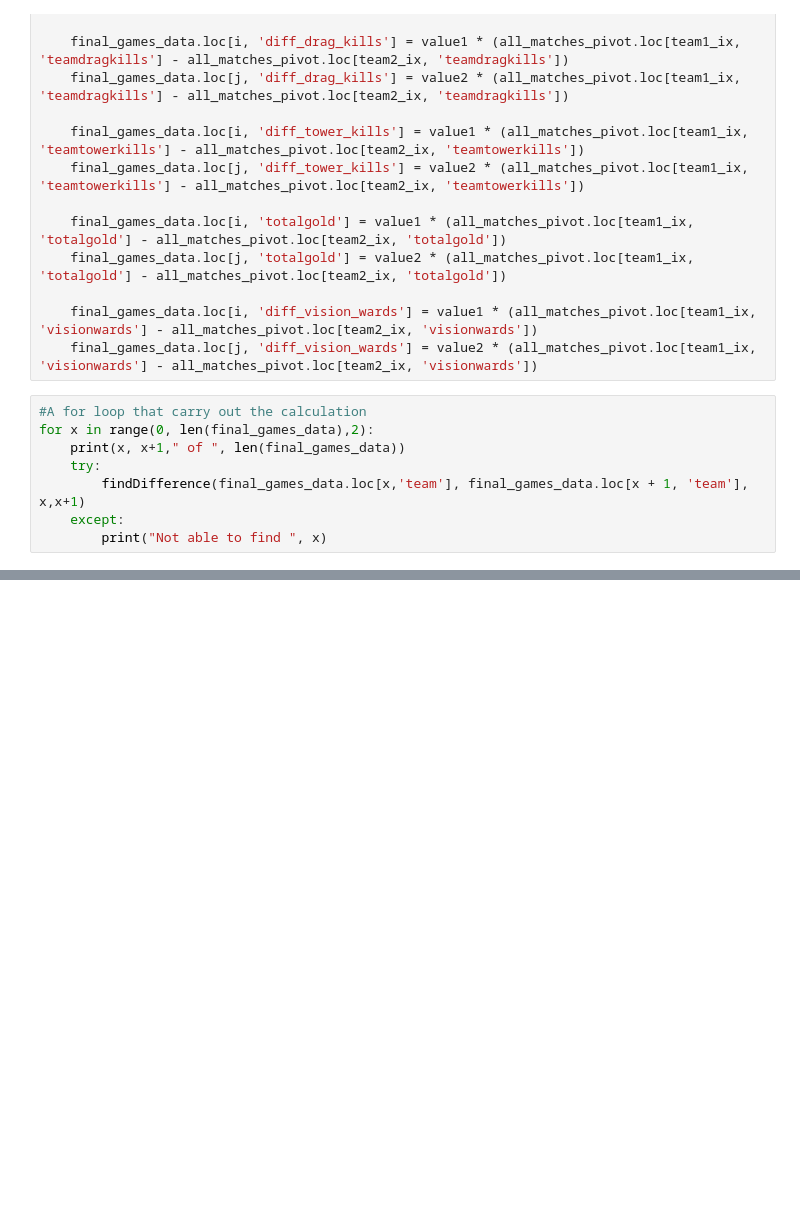
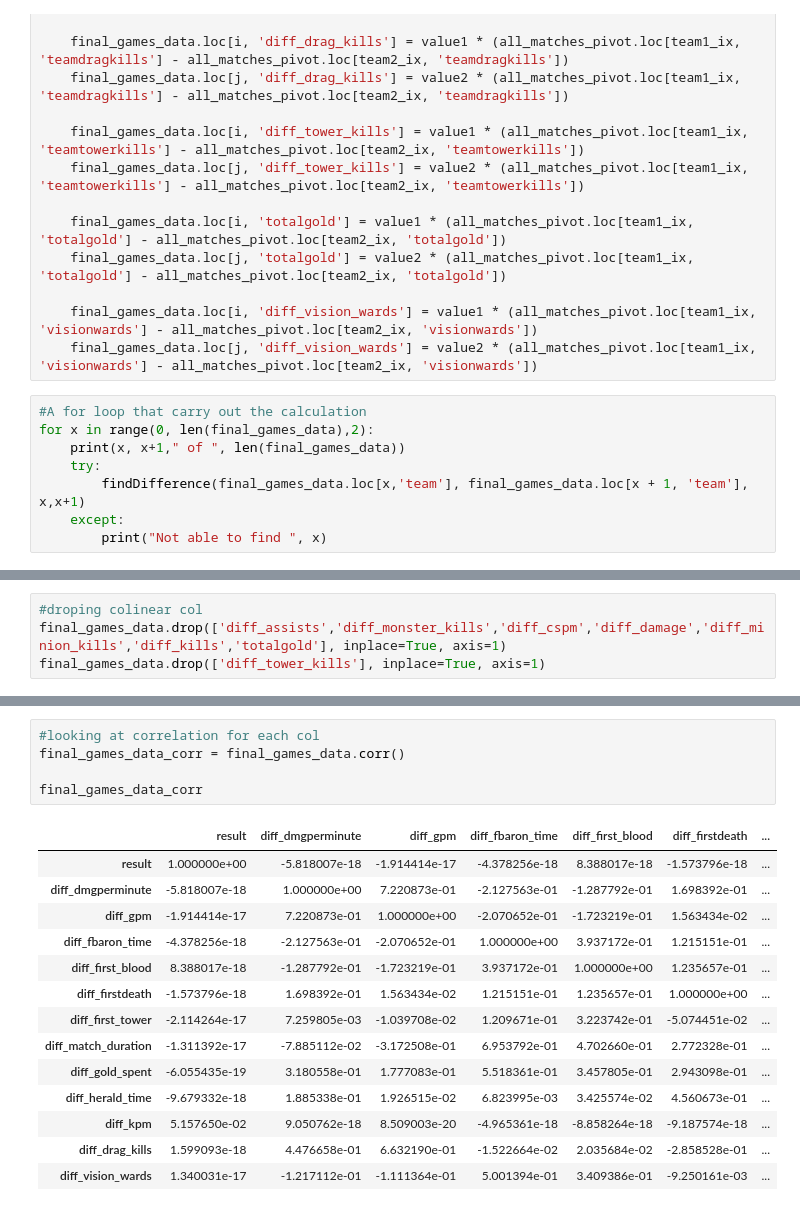
Before and after one commit to arons1618/match-prediction, a Jupyter notebook: ProMatchAnalysis.ipynb, the cells around one changed output, grey strips where cells are left out. Cells and saved outputs as stored; diff of their text form; blank space fills up the shorter version.

```diff
--- a/ProMatchAnalysis.ipynb
+++ b/ProMatchAnalysis.ipynb
@@ -368,0 +337,4 @@ enc.fit(summer2019)
+# %%
+#droping colinear col
+final_games_data.drop(['diff_assists','diff_monster_kills','diff_cspm','diff_damage','diff_minion_kills','diff_kills','totalgold'], inplace=True, axis=1)
+final_games_data.drop(['diff_tower_kills'], inplace=True, axis=1)
@@ -368,0 +362,20 @@ enc.fit(summer2019)
+# %%
+#looking at correlation for each col
+final_games_data_corr = final_games_data.corr()
+
+final_games_data_corr
+# %% [output]
+|  | result | diff_dmgperminute | diff_gpm | diff_fbaron_time | diff_first_blood | diff_firstdeath | ... |
+| result | 1.000000e+00 | -5.818007e-18 | -1.914414e-17 | -4.378256e-18 | 8.388017e-18 | -1.573796e-18 | ... |
+| diff_dmgperminute | -5.818007e-18 | 1.000000e+00 | 7.220873e-01 | -2.127563e-01 | -1.287792e-01 | 1.698392e-01 | ... |
+| diff_gpm | -1.914414e-17 | 7.220873e-01 | 1.000000e+00 | -2.070652e-01 | -1.723219e-01 | 1.563434e-02 | ... |
+| diff_fbaron_time | -4.378256e-18 | -2.127563e-01 | -2.070652e-01 | 1.000000e+00 | 3.937172e-01 | 1.215151e-01 | ... |
+| diff_first_blood | 8.388017e-18 | -1.287792e-01 | -1.723219e-01 | 3.937172e-01 | 1.000000e+00 | 1.235657e-01 | ... |
+| diff_firstdeath | -1.573796e-18 | 1.698392e-01 | 1.563434e-02 | 1.215151e-01 | 1.235657e-01 | 1.000000e+00 | ... |
+| diff_first_tower | -2.114264e-17 | 7.259805e-03 | -1.039708e-02 | 1.209671e-01 | 3.223742e-01 | -5.074451e-02 | ... |
+| diff_match_duration | -1.311392e-17 | -7.885112e-02 | -3.172508e-01 | 6.953792e-01 | 4.702660e-01 | 2.772328e-01 | ... |
+| diff_gold_spent | -6.055435e-19 | 3.180558e-01 | 1.777083e-01 | 5.518361e-01 | 3.457805e-01 | 2.943098e-01 | ... |
+| diff_herald_time | -9.679332e-18 | 1.885338e-01 | 1.926515e-02 | 6.823995e-03 | 3.425574e-02 | 4.560673e-01 | ... |
+| diff_kpm | 5.157650e-02 | 9.050762e-18 | 8.509003e-20 | -4.965361e-18 | -8.858264e-18 | -9.187574e-18 | ... |
+| diff_drag_kills | 1.599093e-18 | 4.476658e-01 | 6.632190e-01 | -1.522664e-02 | 2.035684e-02 | -2.858528e-01 | ... |
+| diff_vision_wards | 1.340031e-17 | -1.217112e-01 | -1.111364e-01 | 5.001394e-01 | 3.409386e-01 | -9.250161e-03 | ... |
```
Also changed, not shown: parts of 39 cells of this notebook, 1 other file.
